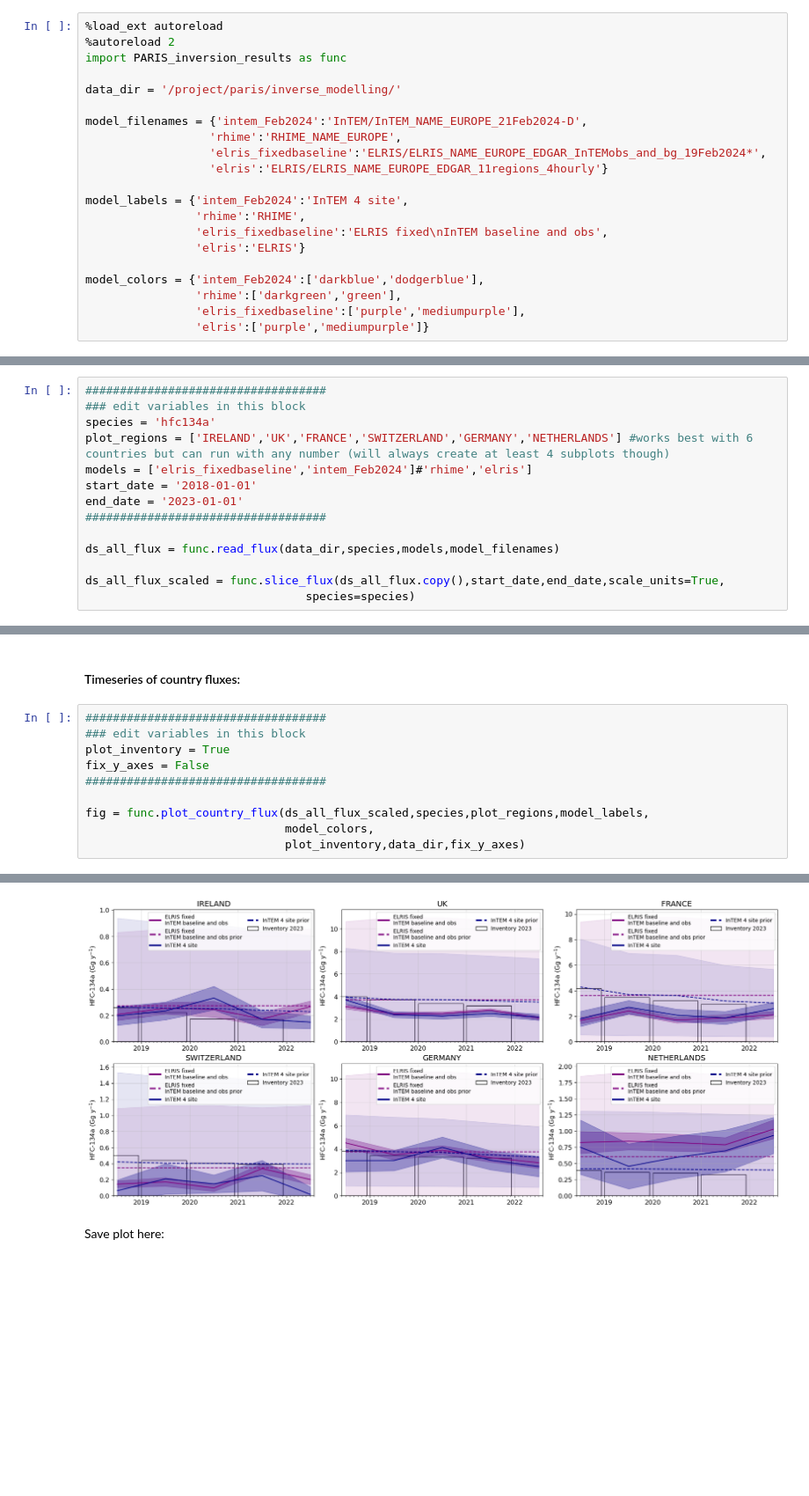
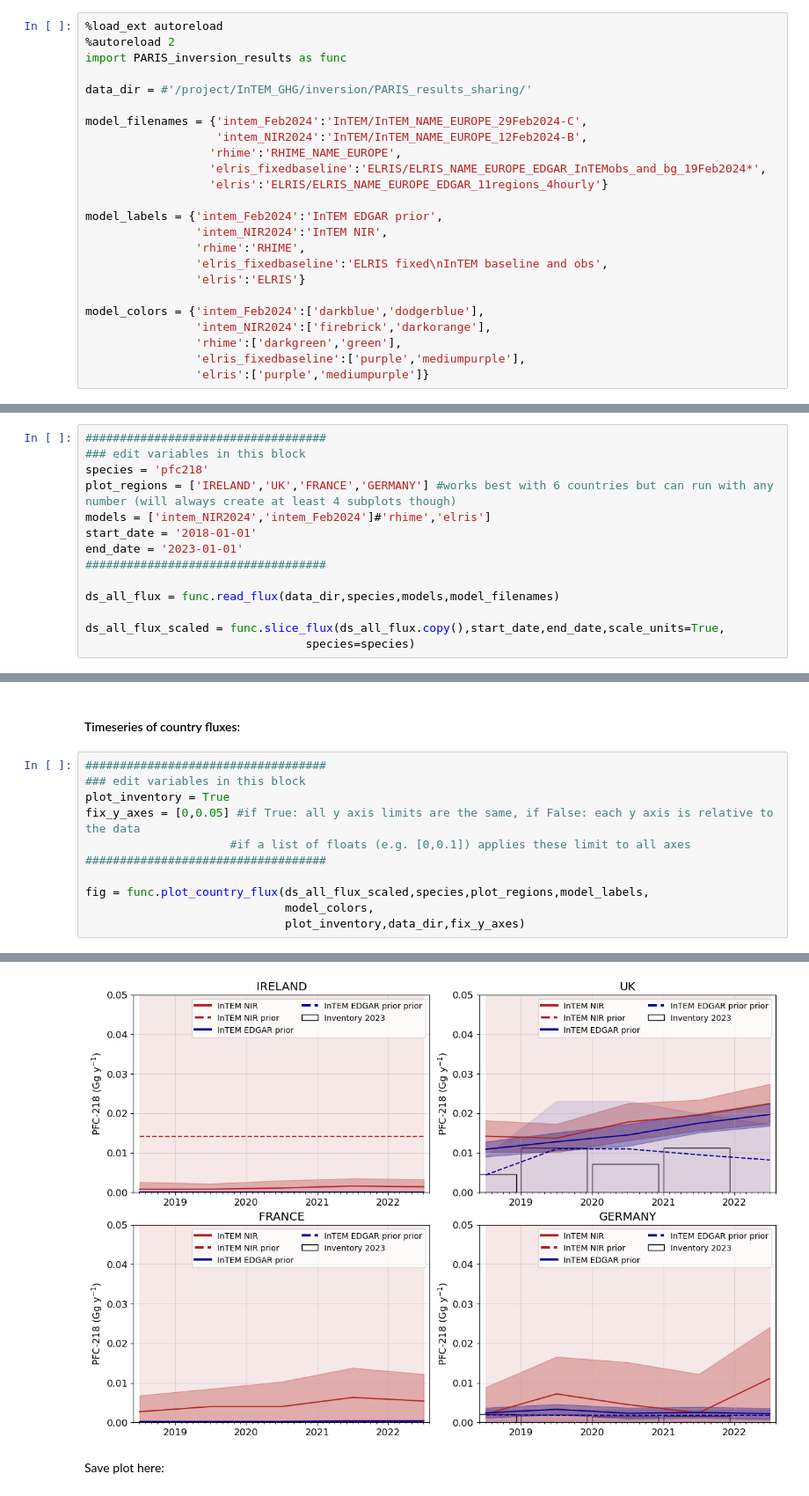
Before and after one commit to mgalkowski/fluxy-mpi-bgc, a Jupyter notebook: PARIS_inversion_results.ipynb, the cells around one changed output, grey strips where cells are left out. Shown at 88% size. Drawn from its saved outputs; the diff is of its cells as text; blank space fills up the shorter version.

Commit message:
added option to set country flux y axis limits using e.g. [0,0.5]

```diff
--- a/PARIS_inversion_results.ipynb
+++ b/PARIS_inversion_results.ipynb
@@ -25,19 +25,22 @@ Future updates may include:
 %autoreload 2
 import PARIS_inversion_results as func
 
-data_dir = '/project/paris/inverse_modelling/'
+data_dir = #'/project/InTEM_GHG/inversion/PARIS_results_sharing/'
 
-model_filenames = {'intem_Feb2024':'InTEM/InTEM_NAME_EUROPE_21Feb2024-D',
+model_filenames = {'intem_Feb2024':'InTEM/InTEM_NAME_EUROPE_29Feb2024-C',
+                   'intem_NIR2024':'InTEM/InTEM_NAME_EUROPE_12Feb2024-B',
                   'rhime':'RHIME_NAME_EUROPE',
                   'elris_fixedbaseline':'ELRIS/ELRIS_NAME_EUROPE_EDGAR_InTEMobs_and_bg_19Feb2024*',
                   'elris':'ELRIS/ELRIS_NAME_EUROPE_EDGAR_11regions_4hourly'}
 
-model_labels = {'intem_Feb2024':'InTEM 4 site',
+model_labels = {'intem_Feb2024':'InTEM EDGAR prior',
+                'intem_NIR2024':'InTEM NIR',
                 'rhime':'RHIME',
                 'elris_fixedbaseline':'ELRIS fixed\nInTEM baseline and obs',
                 'elris':'ELRIS'}
 
 model_colors = {'intem_Feb2024':['darkblue','dodgerblue'],
+                'intem_NIR2024':['firebrick','darkorange'],
                 'rhime':['darkgreen','green'],
                 'elris_fixedbaseline':['purple','mediumpurple'],
                 'elris':['purple','mediumpurple']}
@@ -51,9 +54,9 @@ The autoreload extension is already loaded. To reload it, use:
 # %%
 ###################################
 ### edit variables in this block
-species = 'hfc134a'
-plot_regions = ['IRELAND','UK','FRANCE','SWITZERLAND','GERMANY','NETHERLANDS'] #works best with 6 countries but can run with any number (will always create at least 4 subplots though)
-models = ['elris_fixedbaseline','intem_Feb2024']#'rhime','elris']
+species = 'pfc218'
+plot_regions = ['IRELAND','UK','FRANCE','GERMANY'] #works best with 6 countries but can run with any number (will always create at least 4 subplots though)
+models = ['intem_NIR2024','intem_Feb2024']#'rhime','elris']
 start_date = '2018-01-01'
 end_date = '2023-01-01'
 ###################################
@@ -79,16 +82,17 @@ Scaling intem_Feb2024 units by 1000000.0
 # %%
 ###################################
 ### edit variables in this block
 plot_inventory = True
-fix_y_axes = False
+fix_y_axes = [0,0.05] #if True: all y axis limits are the same, if False: each y axis is relative to the data
+                     #if a list of floats (e.g. [0,0.1]) applies these limit to all axes
 ###################################
 
 fig = func.plot_country_flux(ds_all_flux_scaled,species,plot_regions,model_labels,
                              model_colors,
                              plot_inventory,data_dir,fix_y_axes)
 # %% [output]
 NOTE: If all the data is not within axis limits, adjust the set_ylim parameter
-[figure, old version]
+[figure, new version]
 # %% [markdown]
 Save plot here:
 # %%
```
Also changed, not shown: parts of 1 cell of this notebook, 1 other file.
